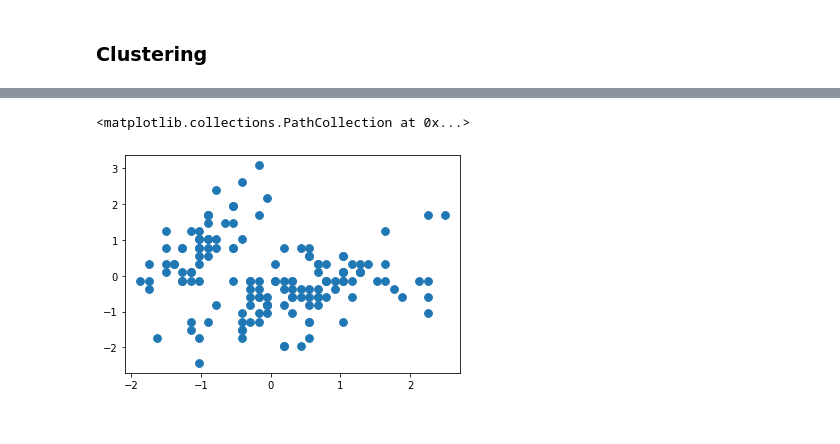
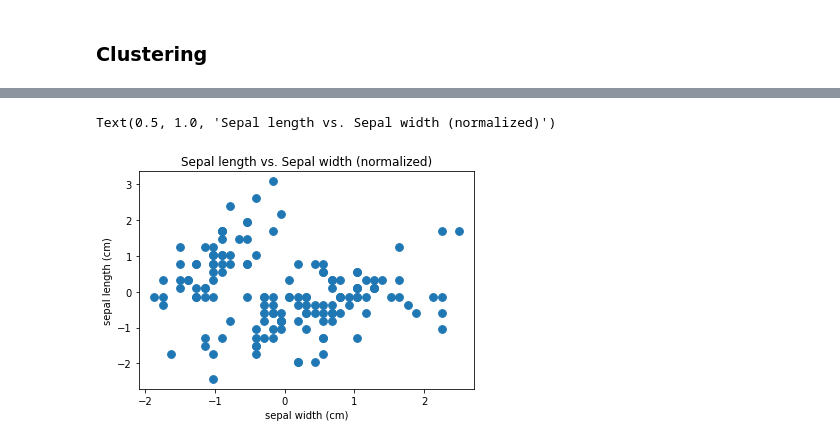
Before and after one commit to Dmitry-V-Makarov/Netology, a Jupyter notebook: pyda-13/hw/19.HW_LDA_kmeans.ipynb, the cells around one changed output, grey strips where cells are left out. Drawn from its saved outputs; the diff is of its cells as text; code cells hidden in the pictures.

```diff
--- a/pyda-13/hw/19.HW_LDA_kmeans.ipynb
+++ b/pyda-13/hw/19.HW_LDA_kmeans.ipynb
@@ -117,9 +121,12 @@ data_scaled = scaler.fit_transform(data)
 # data_scaled
 # %%
 plt.scatter(data_scaled[:, 0], data_scaled[:, 1], cmap='autumn', s=60)
+plt.ylabel('sepal length (cm)')
+plt.xlabel('sepal width (cm)')
+plt.title('Sepal length vs. Sepal width (normalized)')
 # %% [output]
-<matplotlib.collections.PathCollection at 0x...>
+Text(0.5, 1.0, 'Sepal length vs. Sepal width (normalized)')
-[figure, old version]
+[figure, new version]
 # %%
 from sklearn.cluster import KMeans
 # %%
```
Also changed, not shown: parts of 9 cells of this notebook, 1 other file.
